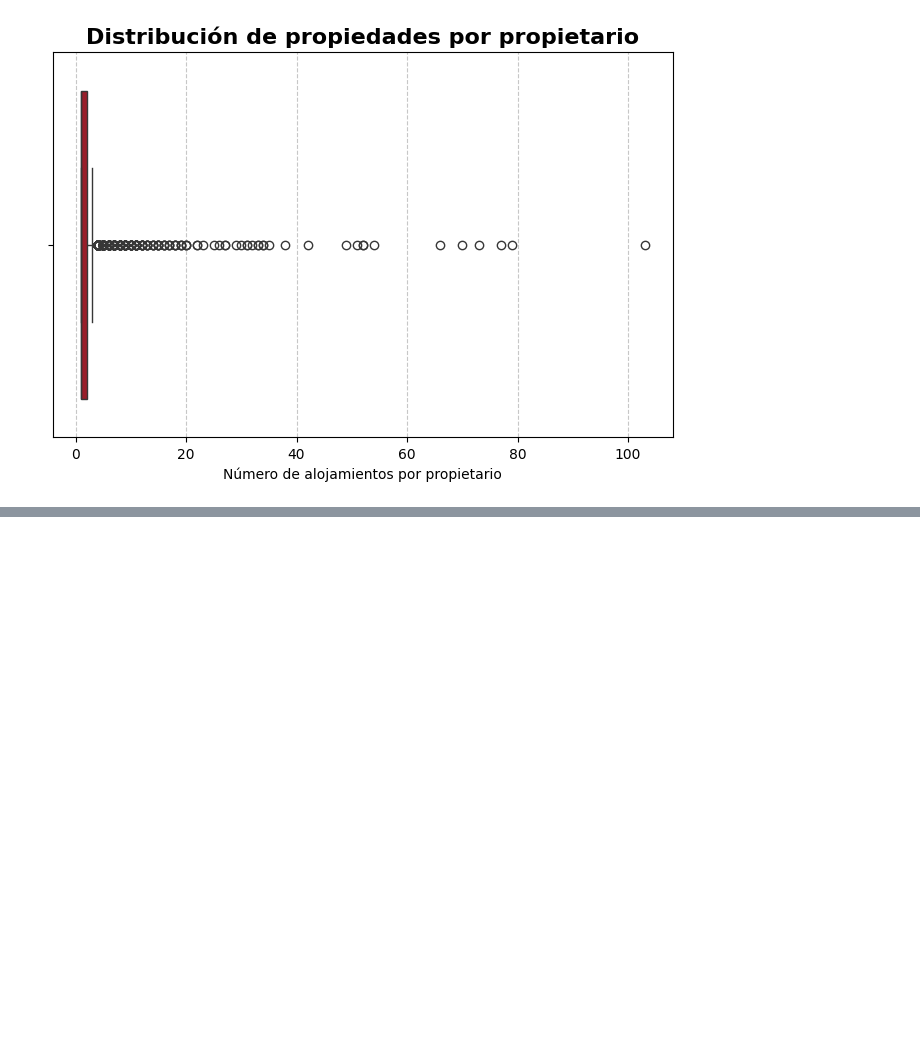
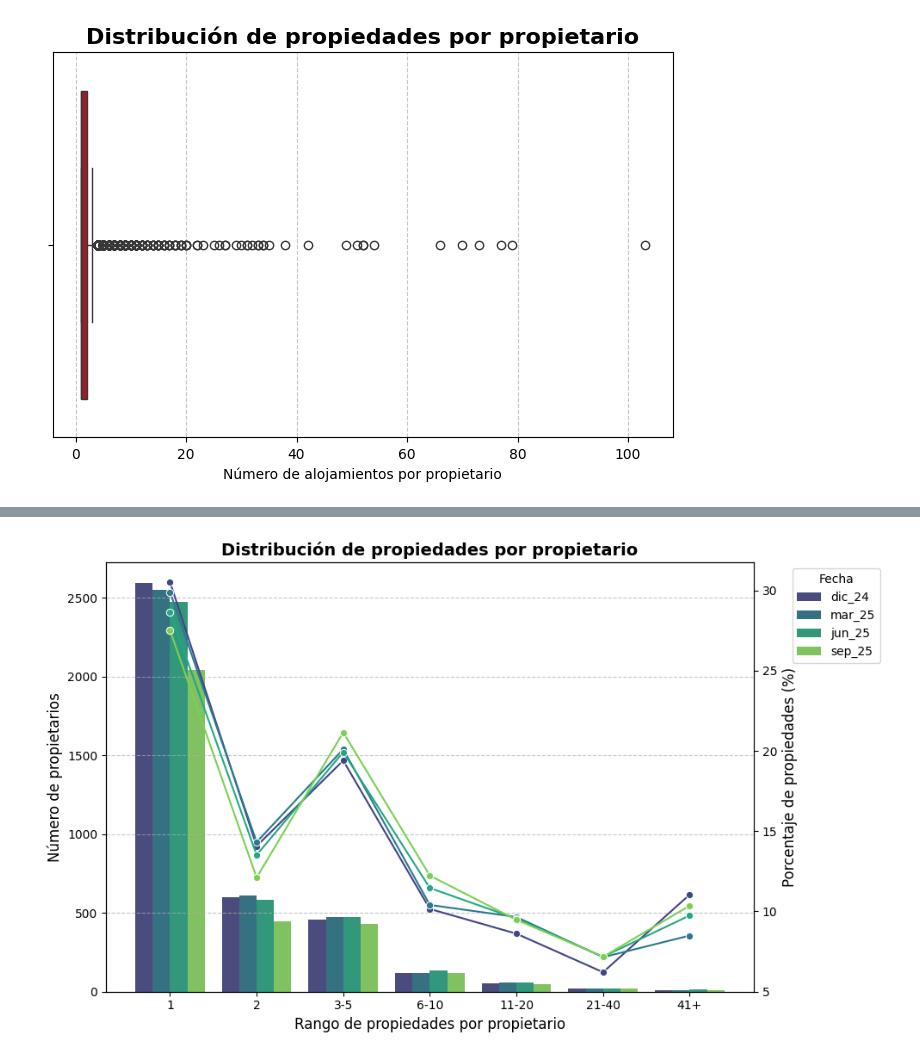
Before and after one commit to alandpal/EDA_AIRBNB, a Jupyter notebook: Proyecto EDA Airbnb.ipynb, the cells around one changed output, grey strips where cells are left out. Drawn from its saved outputs; the diff is of its cells as text; code cells hidden in the pictures; blank space fills up the shorter version.

```diff
--- a/Proyecto EDA Airbnb.ipynb
+++ b/Proyecto EDA Airbnb.ipynb
@@ -645,0 +388,59 @@ Desviación estándar de precios:
+# %%
+# Para poder ver como se distribuyen las propiedades durante los periodos disponibles entre propietarios por cantidad de propiedades
+# Voy a establecer unos rangos que me serviran para poder visualizar los diferentes tipos de propietarios
+# Desde uni propietarios y multipropietarios pequeños pasando por multipropetarios medianos hasta multipropietarios grandes
+
+# Para ello voy a crea un grafico en el que las barras sean el numero de propietarios que hay por rango,
+# y las lineas marquen la evolución de concentración de alojamientos que hay entre distintos rangos
+# De esta forma se puede analizar la tendencia y la distribución de los alojamientos que hay en Airbnb
+
+bins = [0, 1, 2, 5, 10, 20, 40, float("inf")]
+labels = ["1", "2", "3-5", "6-10", "11-20", "21-40", "41+"]
+
+alojamientos_por_propietario = df_Airbnb.groupby(["fecha", "host_id"], as_index=False)["calculated_host_listings_count"].max()
+
+alojamientos_por_propietario["rango"] = pd.cut(alojamientos_por_propietario["calculated_host_listings_count"],
+    bins=bins,
+    labels=labels,
+    right=True)
+
+df_resumen_total = alojamientos_por_propietario.groupby(["fecha", "rango"], as_index=False).agg(
+    propietarios=("host_id", "count"),
+    propiedades=("calculated_host_listings_count", "sum"))
+
+df_resumen_total["porcentaje_propiedades"] = df_resumen_total.groupby("fecha")["propiedades"].transform(
+    lambda x: (x / x.sum()) * 100)
+
+fig, ax1 = plt.subplots(figsize=(10,6))
+
+sns.barplot(data=df_resumen_total,
+    x="rango",
+    y="propietarios",
+    hue="fecha",
+    ax=ax1,
+    palette="viridis")
+
+ax1.set_ylabel("Número de propietarios", fontsize=12)
+ax1.set_xlabel("Rango de propiedades por propietario", fontsize=12)
+ax1.set_title("Distribución de propiedades por propietario", fontsize=14, fontweight='bold')
+ax1.grid(axis='y', linestyle='--', alpha=0.7)
+
+ax2 = ax1.twinx()
+
+sns.lineplot(data=df_resumen_total,
+    x="rango",
+    y="porcentaje_propiedades",
+    hue="fecha",
+    marker="o",
+    ax=ax2,
+    legend=False,
+    palette="viridis")
+
+ax2.set_ylabel("Porcentaje de propiedades (%)", fontsize=12)
+
+ax1.legend(title="Fecha", bbox_to_anchor=(1.05, 1), loc="upper left")
+
+plt.tight_layout()
+plt.show()
+# %% [output]
+[figure, added]
```
Also changed, not shown: parts of 10 cells of this notebook.
